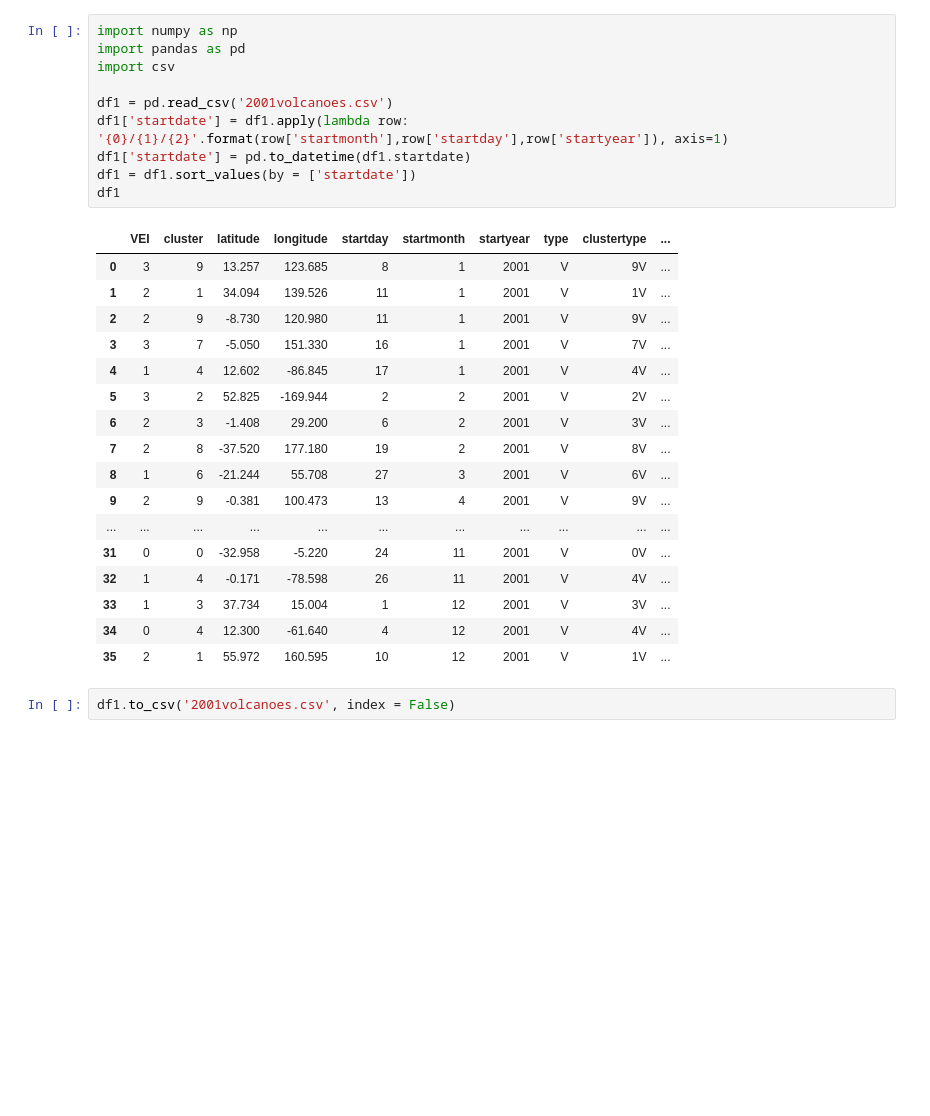
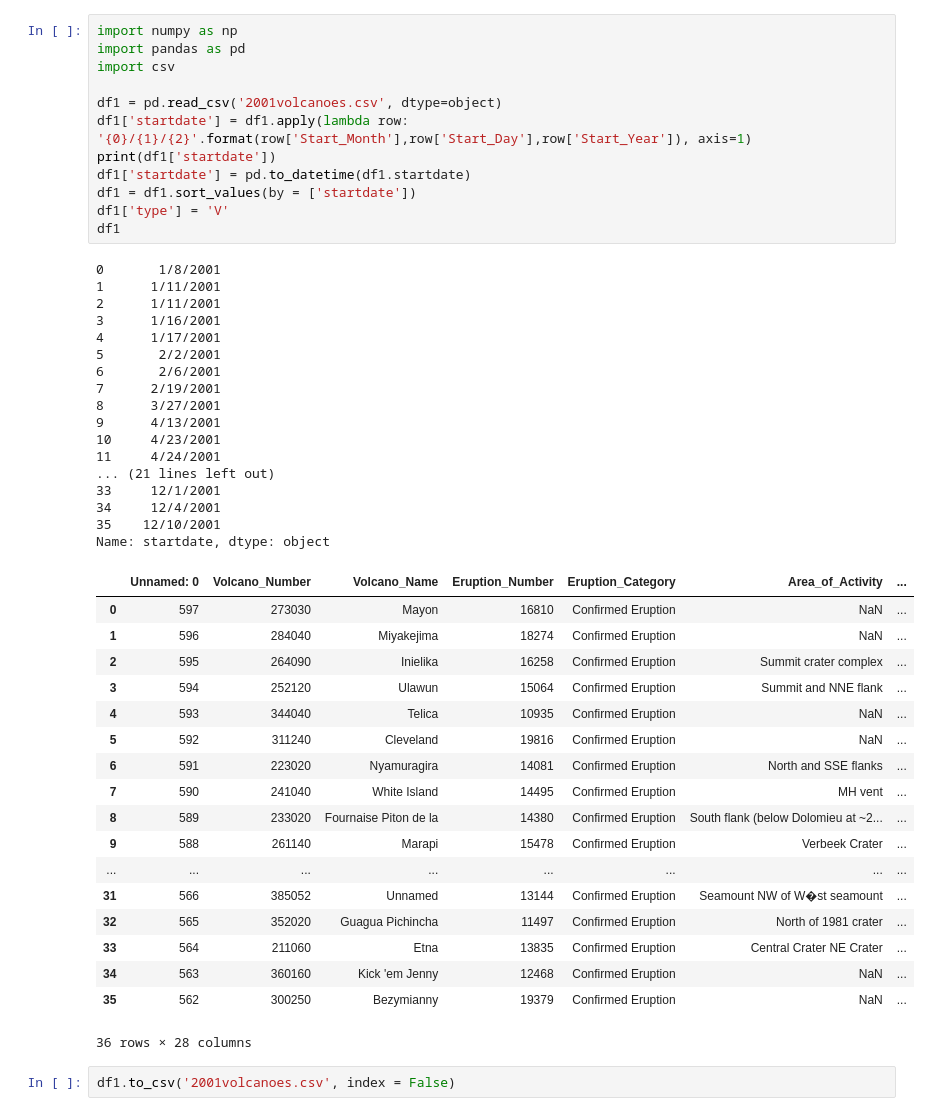
Before and after one commit to cindy233/EarthquakeSequential, a Jupyter notebook: makebasket.ipynb, the cells around one changed output. Saved outputs shown, nothing was run; the diff lists cells and outputs as text; blank space fills up the shorter version.

```diff
--- a/makebasket.ipynb
+++ b/makebasket.ipynb
@@ -1,31 +1,51 @@
 # %%
 import numpy as np
 import pandas as pd
 import csv
 
-df1 = pd.read_csv('2001volcanoes.csv')
-df1['startdate'] = df1.apply(lambda row: '{0}/{1}/{2}'.format(row['startmonth'],row['startday'],row['startyear']), axis=1)
+df1 = pd.read_csv('2001volcanoes.csv', dtype=object)
+df1['startdate'] = df1.apply(lambda row: '{0}/{1}/{2}'.format(row['Start_Month'],row['Start_Day'],row['Start_Year']), axis=1)
+print(df1['startdate'])
 df1['startdate'] = pd.to_datetime(df1.startdate)
 df1 = df1.sort_values(by = ['startdate'])
+df1['type'] = 'V'
 df1
 # %% [output]
+0       1/8/2001
+1      1/11/2001
+2      1/11/2001
+3      1/16/2001
+4      1/17/2001
+5       2/2/2001
+6       2/6/2001
+7      2/19/2001
+8      3/27/2001
+9      4/13/2001
+10     4/23/2001
+11     4/24/2001
+... (21 lines left out)
+33     12/1/2001
+34     12/4/2001
+35    12/10/2001
+Name: startdate, dtype: object
-|  | VEI | cluster | latitude | longitude | startday | startmonth | startyear | type | clustertype | ... |
-| 0 | 3 | 9 | 13.257 | 123.685 | 8 | 1 | 2001 | V | 9V | ... |
-| 1 | 2 | 1 | 34.094 | 139.526 | 11 | 1 | 2001 | V | 1V | ... |
-| 2 | 2 | 9 | -8.730 | 120.980 | 11 | 1 | 2001 | V | 9V | ... |
-| 3 | 3 | 7 | -5.050 | 151.330 | 16 | 1 | 2001 | V | 7V | ... |
-| 4 | 1 | 4 | 12.602 | -86.845 | 17 | 1 | 2001 | V | 4V | ... |
-| 5 | 3 | 2 | 52.825 | -169.944 | 2 | 2 | 2001 | V | 2V | ... |
-| 6 | 2 | 3 | -1.408 | 29.200 | 6 | 2 | 2001 | V | 3V | ... |
-| 7 | 2 | 8 | -37.520 | 177.180 | 19 | 2 | 2001 | V | 8V | ... |
-| 8 | 1 | 6 | -21.244 | 55.708 | 27 | 3 | 2001 | V | 6V | ... |
-| 9 | 2 | 9 | -0.381 | 100.473 | 13 | 4 | 2001 | V | 9V | ... |
-| ... | ... | ... | ... | ... | ... | ... | ... | ... | ... | ... |
-| 31 | 0 | 0 | -32.958 | -5.220 | 24 | 11 | 2001 | V | 0V | ... |
-| 32 | 1 | 4 | -0.171 | -78.598 | 26 | 11 | 2001 | V | 4V | ... |
-| 33 | 1 | 3 | 37.734 | 15.004 | 1 | 12 | 2001 | V | 3V | ... |
-| 34 | 0 | 4 | 12.300 | -61.640 | 4 | 12 | 2001 | V | 4V | ... |
-| 35 | 2 | 1 | 55.972 | 160.595 | 10 | 12 | 2001 | V | 1V | ... |
+|  | Unnamed: 0 | Volcano_Number | Volcano_Name | Eruption_Number | Eruption_Category | Area_of_Activity | ... |
+| 0 | 597 | 273030 | Mayon | 16810 | Confirmed Eruption | NaN | ... |
+| 1 | 596 | 284040 | Miyakejima | 18274 | Confirmed Eruption | NaN | ... |
+| 2 | 595 | 264090 | Inielika | 16258 | Confirmed Eruption | Summit crater complex | ... |
+| 3 | 594 | 252120 | Ulawun | 15064 | Confirmed Eruption | Summit and NNE flank | ... |
+| 4 | 593 | 344040 | Telica | 10935 | Confirmed Eruption | NaN | ... |
+| 5 | 592 | 311240 | Cleveland | 19816 | Confirmed Eruption | NaN | ... |
+| 6 | 591 | 223020 | Nyamuragira | 14081 | Confirmed Eruption | North and SSE flanks | ... |
+| 7 | 590 | 241040 | White Island | 14495 | Confirmed Eruption | MH vent | ... |
+| 8 | 589 | 233020 | Fournaise Piton de la | 14380 | Confirmed Eruption | South flank (below Dolomieu at ~2... | ... |
+| 9 | 588 | 261140 | Marapi | 15478 | Confirmed Eruption | Verbeek Crater | ... |
+| ... | ... | ... | ... | ... | ... | ... | ... |
+| 31 | 566 | 385052 | Unnamed | 13144 | Confirmed Eruption | Seamount NW of W�st seamount | ... |
+| 32 | 565 | 352020 | Guagua Pichincha | 11497 | Confirmed Eruption | North of 1981 crater | ... |
+| 33 | 564 | 211060 | Etna | 13835 | Confirmed Eruption | Central Crater NE Crater | ... |
+| 34 | 563 | 360160 | Kick 'em Jenny | 12468 | Confirmed Eruption | NaN | ... |
+| 35 | 562 | 300250 | Bezymianny | 19379 | Confirmed Eruption | NaN | ... |
+36 rows × 28 columns
 # %%
 df1.to_csv('2001volcanoes.csv', index = False)
 # %%
```
Also changed, not shown: parts of 7 cells of this notebook, 5 other files.
